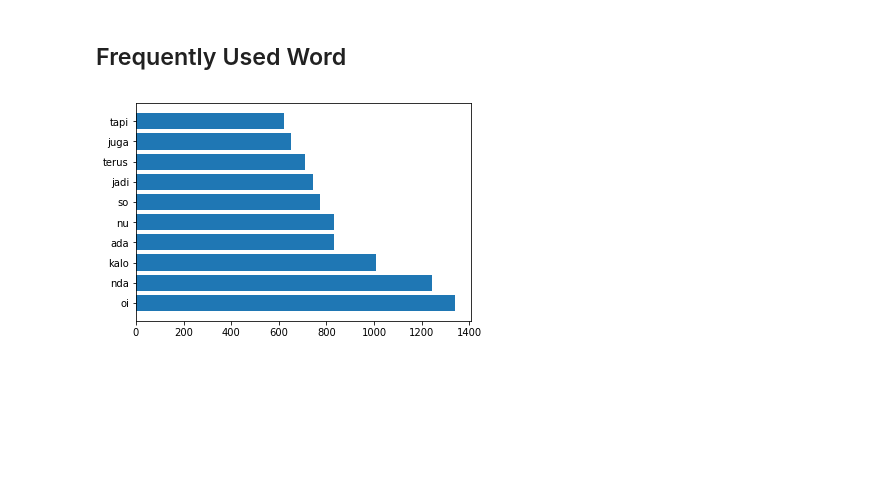
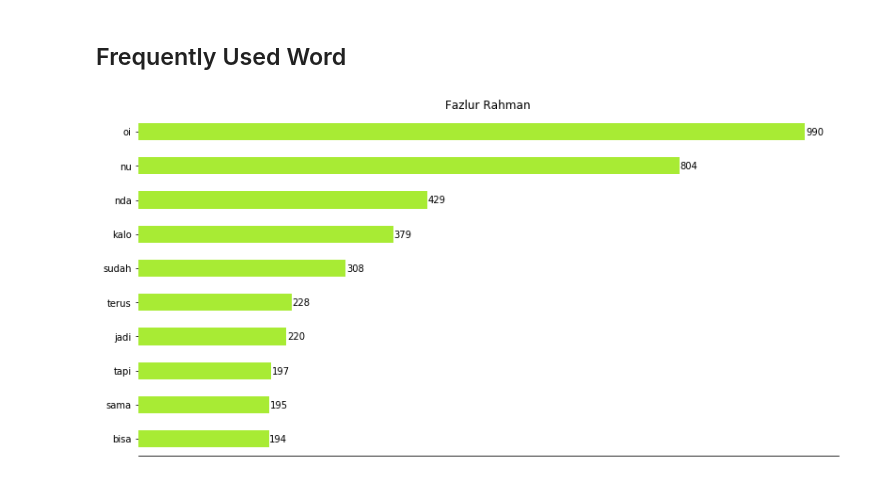
Before and after one commit to fazlurnu/Whatsapp-Chat-Analysis, a Jupyter notebook: MyChat.ipynb, the cells around one changed output. Drawn from its saved outputs; the diff is of its cells as text; code cells hidden in the pictures; blank space fills up the shorter version.

```diff
--- a/MyChat.ipynb
+++ b/MyChat.ipynb
@@ -17,7 +20,7 @@ class Avatar:
     self.name = name
     self.dictionary = {}
     self.nb_chat_sent = 0;
-    self.key_words = []
+    self.key_words = {}
 
   def myfunc(self):
     print("Hello my name is " + self.name)
@@ -252,45 +278,33 @@ plt.show()
 # %% [markdown]
 ## Frequently Used Word
-# %%
-key_words = []
-nb_of_usage = []
-
-person1.key_words = []
-person2.key_words = []
-
-for i in range(10):
-    person1.key_words.append((person1.dictionary[i][0], person1.dictionary[i][1]))
-    person2.key_words.append((person2.dictionary[i][0], person2.dictionary[i][1]))
-
-#print(person2.key_words)
-labels1 = []
-data1 = []
-labels2 = []
-data2 = []
-
-for i in range(10):
-    labels1.append(person1.key_words[i][0])
-    data1.append(person1.key_words[i][1])
-
-    labels2.append(person2.key_words[i][0])
-    data2.append(person2.key_words[i][1])
-
-# Make fake dataset
-y_pos1 = np.arange(len(labels1))
-y_pos2 = np.arange(len(labels2))
-
-# Create horizontal bars
-plot1 = plt.barh(y_pos1, data1)
-
-# Create names on the y-axis
-plt.yticks(y_pos1, labels1)
-
-# Show graphic
-plt.show()
-
-fig, axs = plt.subplots(2)
-fig.suptitle('Vertically stacked subplots')
-axs[0].plot(y_pos1, data1)
-axs[1].plot(y_pos1, data1)
-# %% [output]
-[figure, removed]
+# %%
+for i in range(10):
+    person1.key_words[person1.dictionary[9-i][0]] = person1.dictionary[9-i][1]
+    person2.key_words[person2.dictionary[9-i][0]] = person2.dictionary[9-i][1]
+
+df = pd.DataFrame({'keys': list(person1.key_words.keys()), 'values': list(person1.key_words.values())})
+ax = df.plot.barh(x='keys', y='values', color = colors[0], legend=False, title=person1.name)
+x_axis = ax.axes.get_xaxis()
+x_axis.set_visible(False)
+
+y_axis = ax.axes.get_yaxis()
+y_label = y_axis.get_label()
+##print isinstance(x_label, matplotlib.artist.Artist)
+y_label.set_visible(False)
+
+#ax.get_legend().remove()
+ax.spines['top'].set_visible(False)
+ax.spines['right'].set_visible(False)
+ax.spines['left'].set_visible(False)
+
+plt.gcf().set_size_inches(w=20/1.5,h=10/1.5)
+ax.set_axisbelow(True)
+plt.savefig('filename.png', dpi=300)
+
+for i in range(10):
+    key = list(person1.key_words.keys())[i]
+    xpos = person1.key_words[key]
+
+    ax.text(xpos + 1, i-0.1, str(xpos), color='black')
+# %% [output]
+[figure, added]
```
Also changed, not shown: parts of 9 cells of this notebook.
